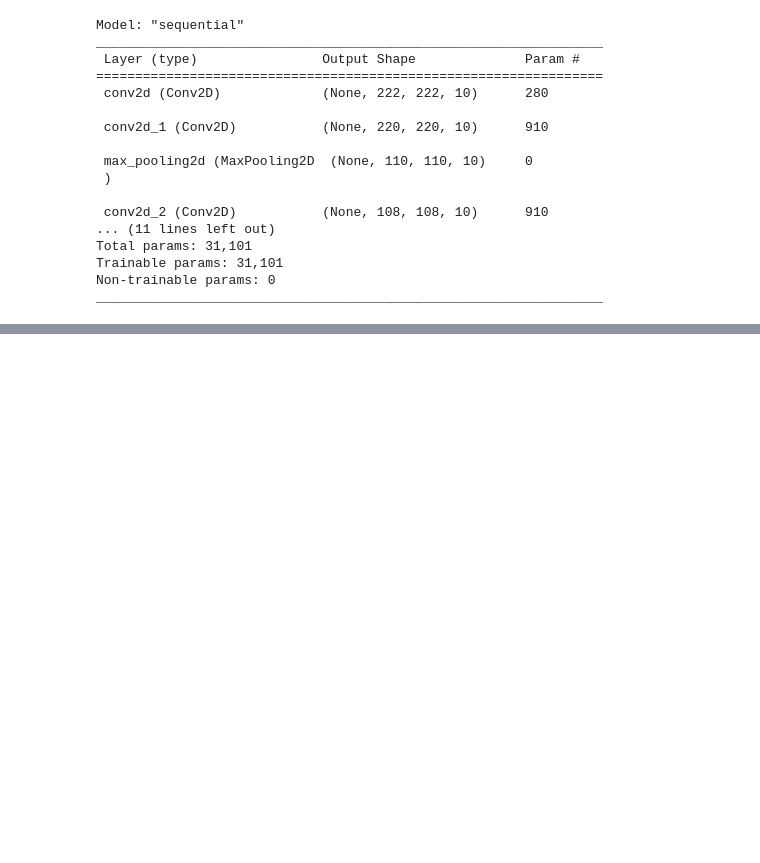
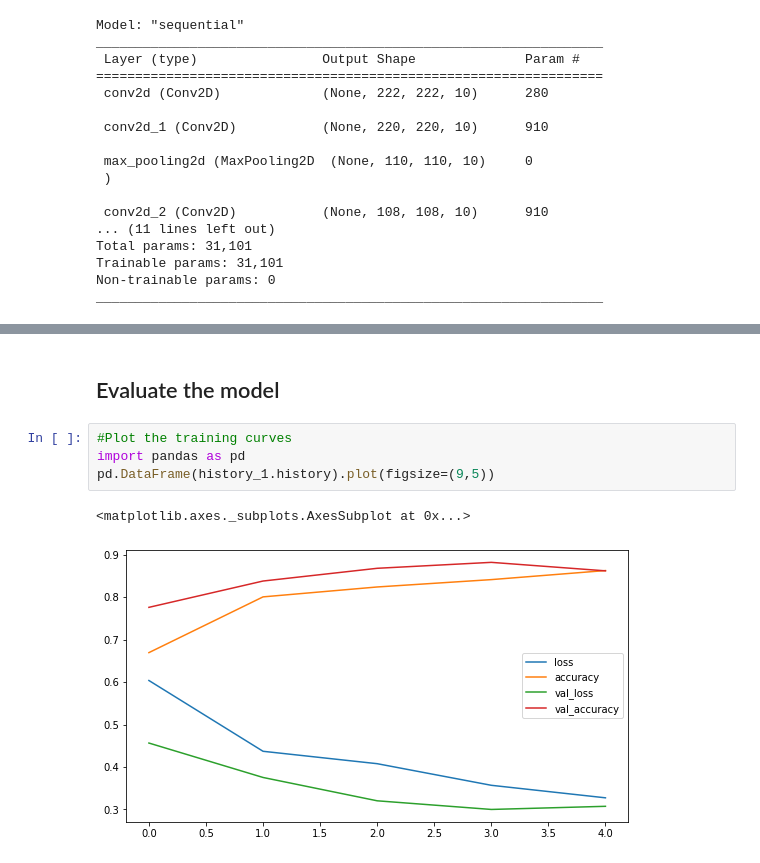
Before and after one commit to Mzhdi/Food_Vision_Pizza_Steak_CNN, a Jupyter notebook: Pizza_Steak_CNN.ipynb, the cells around one changed output, grey strips where cells are left out. Saved outputs shown, nothing was run; the diff lists cells and outputs as text; blank space fills up the shorter version.

```diff
--- a/Pizza_Steak_CNN.ipynb
+++ b/Pizza_Steak_CNN.ipynb
@@ -234,0 +249,9 @@ _________________________________________________________________
+# %% [markdown]
+## Evaluate the model
+# %%
+#Plot the training curves
+import pandas as pd
+pd.DataFrame(history_1.history).plot(figsize=(9,5))
+# %% [output]
+<matplotlib.axes._subplots.AxesSubplot at 0x...>
+[figure, added]
```
Also changed, not shown: parts of 3 cells of this notebook.
